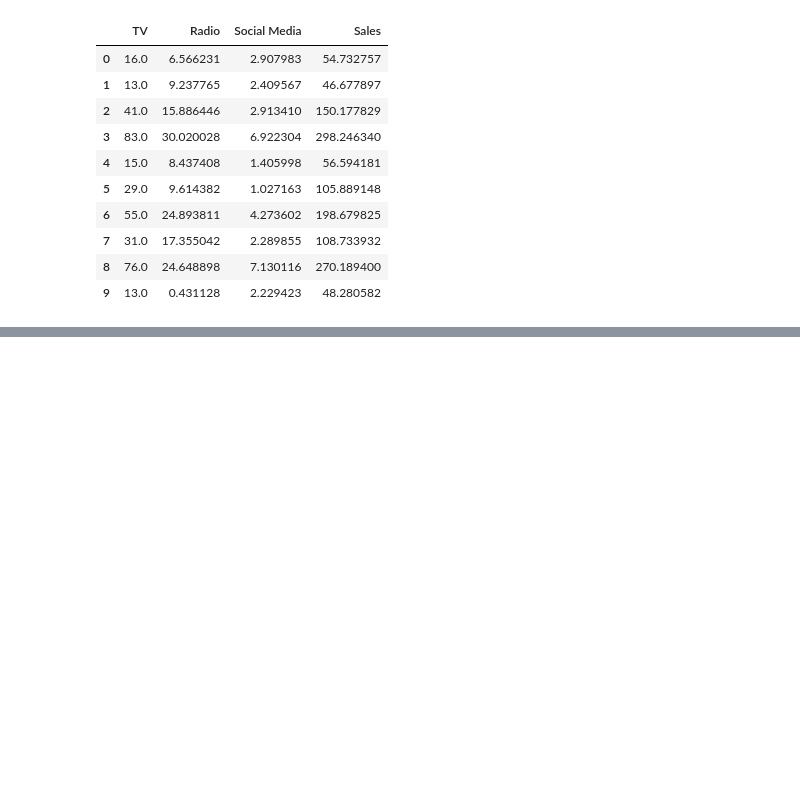
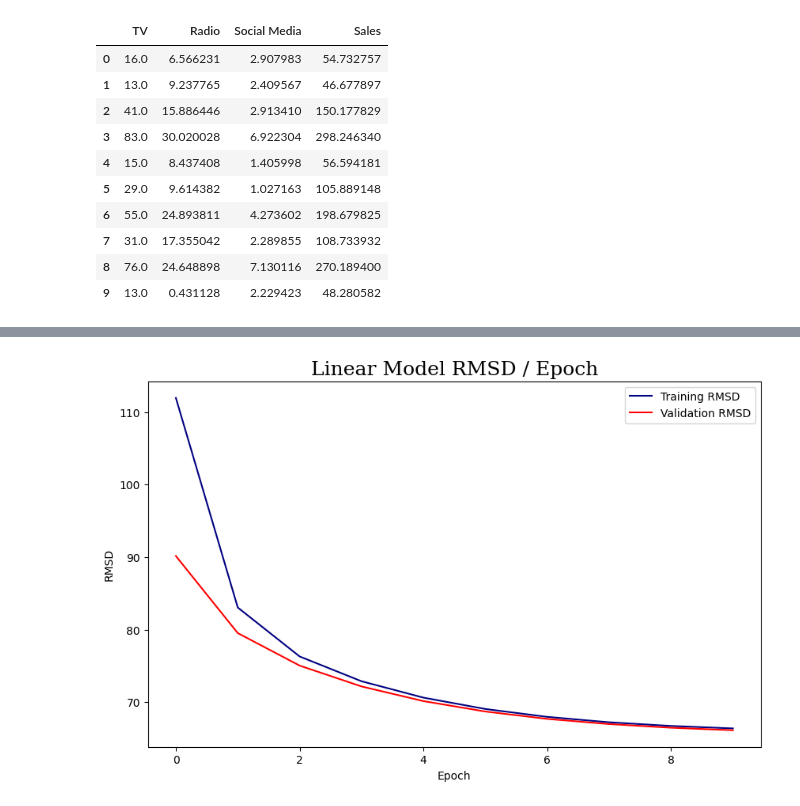
Before and after one commit to R-m1n/SBU, a Jupyter notebook: Machine Learning/assignment-b.ipynb, the cells around one changed output, grey strips where cells are left out. Saved outputs shown, nothing was run; the diff lists cells and outputs as text; code cells hidden in the pictures; blank space fills up the shorter version.

```diff
--- a/Machine Learning/assignment-b.ipynb
+++ b/Machine Learning/assignment-b.ipynb
@@ -85,0 +143,4 @@ data.head(10)
+# %%
+multiquadratic_loader = DataLoader(data, target_label="Sales", split=0.8, basis="multiquadratic", multiquadratic_parameter=0.001)
+
+multiquadratic_loader.head(10)
@@ -170,0 +263,19 @@ plt.show()
+# %%
+multiquadratic = Regression()
+
+multiquadratic_train_rmsd, multiquadratic_val_rmsd = multiquadratic.train(multiquadratic_loader, epoch=10, learning_rate=0.0001, ridge=1)
+# %%
+plt.figure(figsize=(10, 6))
+
+plt.plot(multiquadratic_train_rmsd, color="navy", label="Training RMSD")
+plt.plot(multiquadratic_val_rmsd, color="red", label="Validation RMSD")
+
+plt.xlabel("Epoch")
+plt.ylabel("RMSD")
+
+plt.title("Linear Model RMSD / Epoch", size=18, family="serif")
+plt.legend(loc="upper right")
+
+plt.show()
+# %% [output]
+[figure, added]
```
Also changed, not shown: parts of 11 cells of this notebook.
